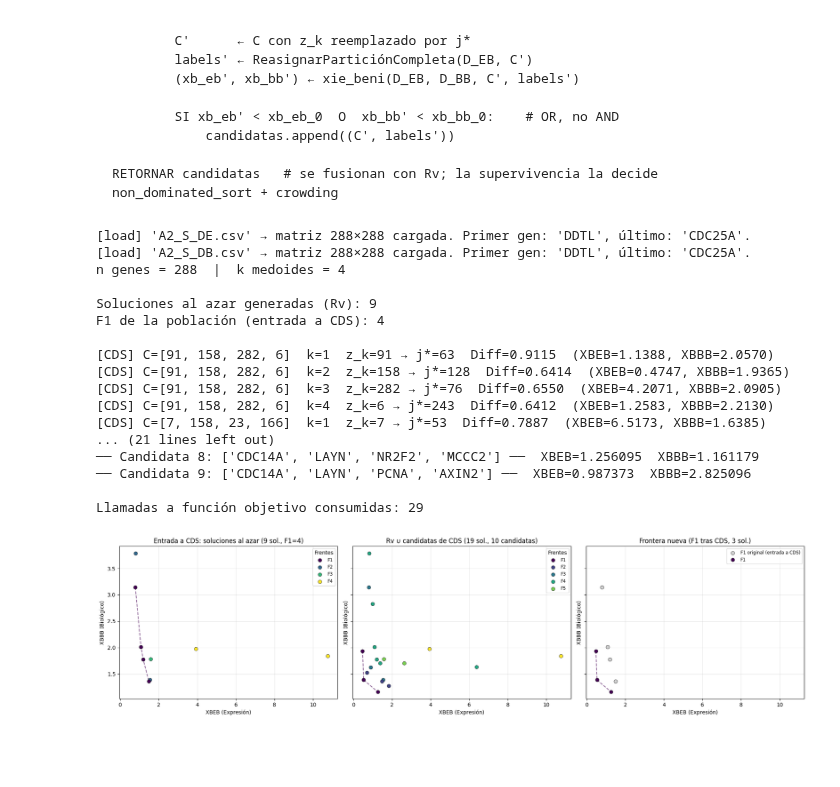
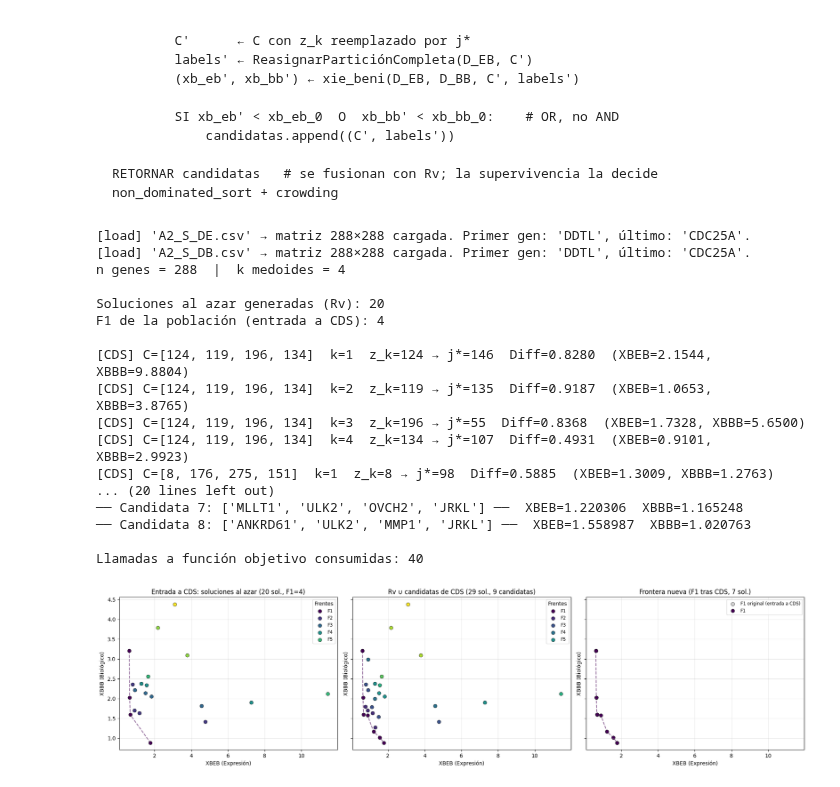
Before and after one commit to BenjaminGonzalezH/Thesis, a Jupyter notebook: Source Code/Investigation_Notes/Notes_3-BIOperators.ipynb, the cells around one changed output. Saved outputs shown, nothing was run; the diff lists cells and outputs as text; code cells hidden in the pictures; blank space fills up the shorter version.

```diff
--- a/Source Code/Investigation_Notes/Notes_3-BIOperators.ipynb
+++ b/Source Code/Investigation_Notes/Notes_3-BIOperators.ipynb
@@ -314,8 +314,8 @@ def bio_counterweight_search(
 # igual que MOPR/PLS/MOLS operan sobre el F1 de Rv)
 ##################################
 K         = 4
-POP_SIZE  = 9
-P         = 0.25
+POP_SIZE  = 20
+P         = 0.50
 SEED      = None
 
 ge_matrix, gene_names = load_distance_matrix(DE_DIR)
@@ -558,7 +559,7 @@ def medoid_based_search(
 # prueba en los tres regímenes sobre la MISMA población para compararlos)
 ##################################
 K         = 4
-POP_SIZE  = 9
+POP_SIZE  = 20
 SEED      = None
 
 ge_matrix, gene_names = load_distance_matrix(DE_DIR)
@@ -789,7 +790,7 @@ def consensus_divergence_search(
 # candidatas se fusionan con Rv antes de decidir supervivencia)
 ##################################
 K         = 4
-POP_SIZE  = 9
+POP_SIZE  = 20
 SEED      = None
 
 ge_matrix, gene_names = load_distance_matrix(DE_DIR)
@@ -843,41 +844,41 @@ plot_pareto_fronts_note(
     ax=axes[0],
 )
 plot_pareto_fronts_note(
     rv_objectives_cds, rv_fronts_cds,
     title=f"Rv ∪ candidatas de CDS ({rv_objectives_cds.shape[0]} sol., "
           f"{len(candidatas_cds)} candidatas)",
     ax=axes[1],
 )
 axes[2].scatter(
     f1_objectives_cds[:, 0], f1_objectives_cds[:, 1],
     color="lightgray", s=45, edgecolors="black", linewidths=0.5,
     label="F1 original (entrada a CDS)", zorder=1,
 )
 plot_pareto_fronts_note(
     rv_objectives_cds, [nueva_frontera_idx_cds],
     title=f"Frontera nueva (F1 tras CDS, {len(nueva_frontera_idx_cds)} sol.)",
     ax=axes[2],
 )
 axes[2].legend(loc="best", fontsize="small")
 
 fig.tight_layout()
 plt.show()
 # %% [output]
 [load] 'A2_S_DE.csv' → matriz 288×288 cargada. Primer gen: 'DDTL', último: 'CDC25A'.
 [load] 'A2_S_DB.csv' → matriz 288×288 cargada. Primer gen: 'DDTL', último: 'CDC25A'.
 n genes = 288  |  k medoides = 4
 
-Soluciones al azar generadas (Rv): 9
+Soluciones al azar generadas (Rv): 20
 F1 de la población (entrada a CDS): 4
 
-[CDS] C=[91, 158, 282, 6]  k=1  z_k=91 → j*=63  Diff=0.9115  (XBEB=1.1388, XBBB=2.0570)
-[CDS] C=[91, 158, 282, 6]  k=2  z_k=158 → j*=128  Diff=0.6414  (XBEB=0.4747, XBBB=1.9365)
-[CDS] C=[91, 158, 282, 6]  k=3  z_k=282 → j*=76  Diff=0.6550  (XBEB=4.2071, XBBB=2.0905)
-[CDS] C=[91, 158, 282, 6]  k=4  z_k=6 → j*=243  Diff=0.6412  (XBEB=1.2583, XBBB=2.2130)
-[CDS] C=[7, 158, 23, 166]  k=1  z_k=7 → j*=53  Diff=0.7887  (XBEB=6.5173, XBBB=1.6385)
-... (21 lines left out)
-── Candidata 8: ['CDC14A', 'LAYN', 'NR2F2', 'MCCC2'] ──  XBEB=1.256095  XBBB=1.161179
-── Candidata 9: ['CDC14A', 'LAYN', 'PCNA', 'AXIN2'] ──  XBEB=0.987373  XBBB=2.825096
+[CDS] C=[124, 119, 196, 134]  k=1  z_k=124 → j*=146  Diff=0.8280  (XBEB=2.1544, XBBB=9.8804)
+[CDS] C=[124, 119, 196, 134]  k=2  z_k=119 → j*=135  Diff=0.9187  (XBEB=1.0653, XBBB=3.8765)
+[CDS] C=[124, 119, 196, 134]  k=3  z_k=196 → j*=55  Diff=0.8368  (XBEB=1.7328, XBBB=5.6500)
+[CDS] C=[124, 119, 196, 134]  k=4  z_k=134 → j*=107  Diff=0.4931  (XBEB=0.9101, XBBB=2.9923)
+[CDS] C=[8, 176, 275, 151]  k=1  z_k=8 → j*=98  Diff=0.5885  (XBEB=1.3009, XBBB=1.2763)
+... (20 lines left out)
+── Candidata 7: ['MLLT1', 'ULK2', 'OVCH2', 'JRKL'] ──  XBEB=1.220306  XBBB=1.165248
+── Candidata 8: ['ANKRD61', 'ULK2', 'MMP1', 'JRKL'] ──  XBEB=1.558987  XBBB=1.020763
 
-Llamadas a función objetivo consumidas: 29
+Llamadas a función objetivo consumidas: 40
-[figure, old version]
+[figure, new version]
```
Also changed, not shown: parts of 2 cells of this notebook, 13 other files.
